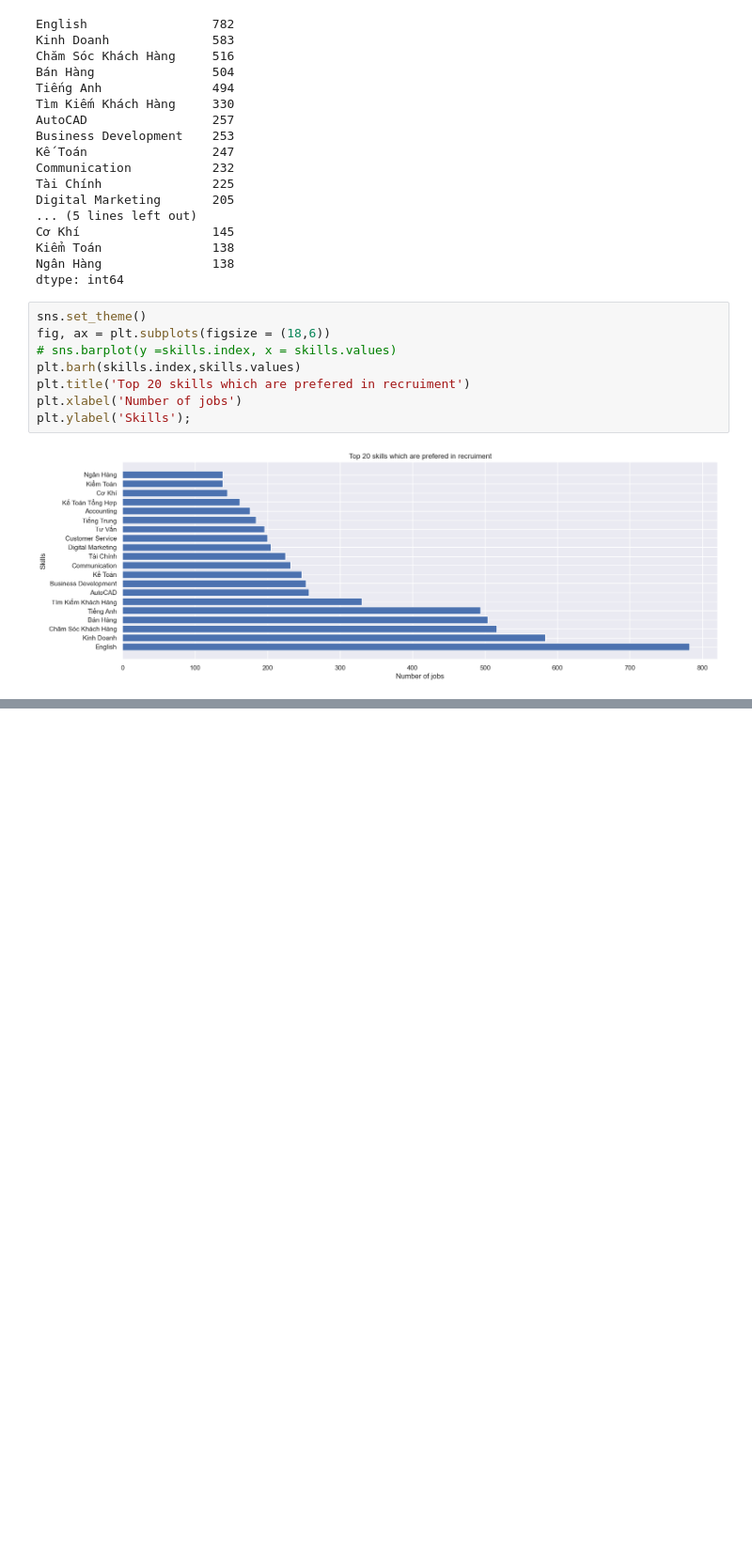
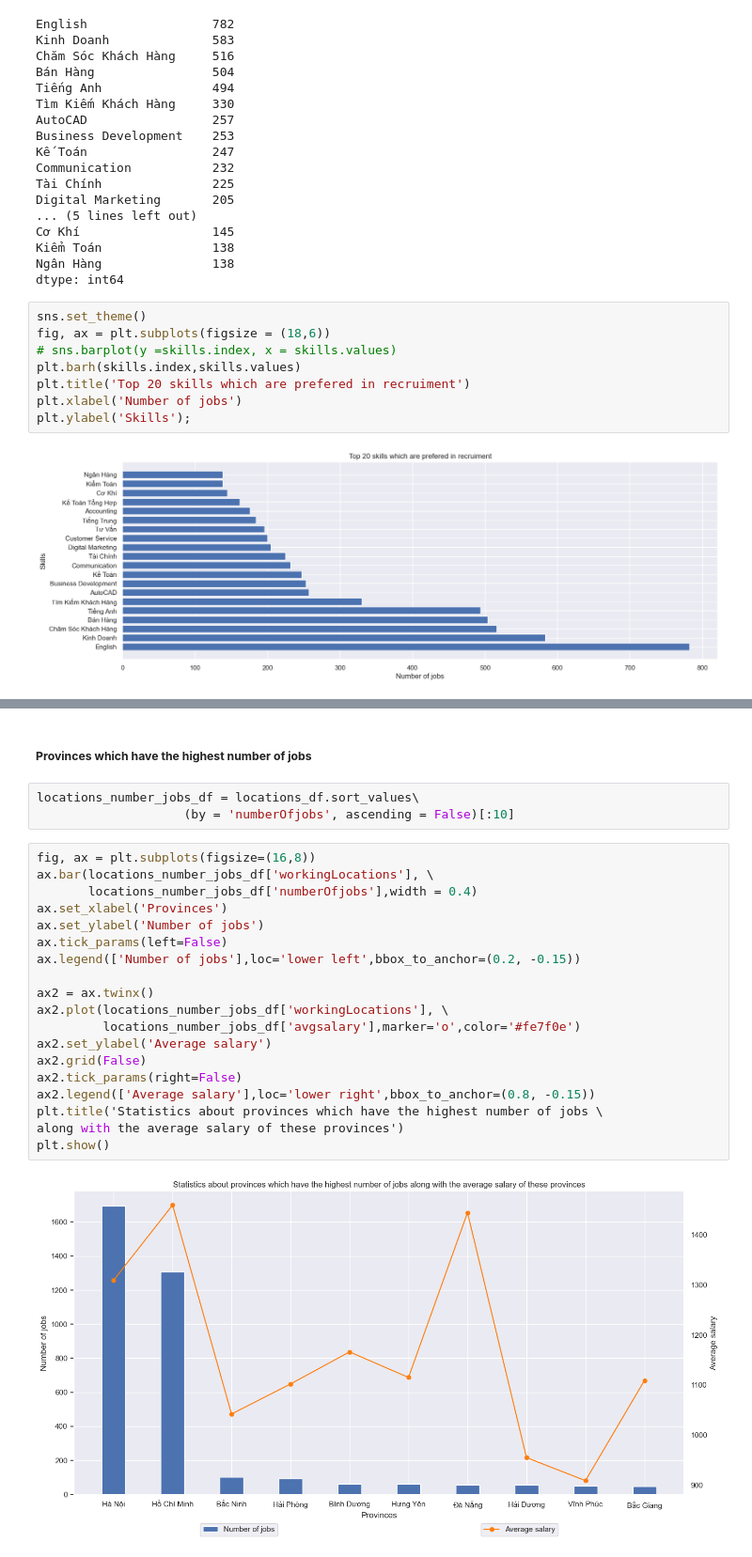
Before and after one commit to HThinhN/Project.VietNamJobs, a Jupyter notebook: P4_Data_Visualizing.ipynb, the cells around one changed output, grey strips where cells are left out. Shown at 94% size. Drawn from its saved outputs; the diff is of its cells as text; blank space fills up the shorter version.

```diff
--- a/P4_Data_Visualizing.ipynb
+++ b/P4_Data_Visualizing.ipynb
@@ -379,0 +440,26 @@ plt.ylabel('Skills');
+# %% [markdown]
+##### **Provinces which have the highest number of jobs**
+# %%
+locations_number_jobs_df = locations_df.sort_values\
+                    (by = 'numberOfjobs', ascending = False)[:10]
+# %%
+fig, ax = plt.subplots(figsize=(16,8))
+ax.bar(locations_number_jobs_df['workingLocations'], \
+       locations_number_jobs_df['numberOfjobs'],width = 0.4)
+ax.set_xlabel('Provinces')
+ax.set_ylabel('Number of jobs')
+ax.tick_params(left=False)
+ax.legend(['Number of jobs'],loc='lower left',bbox_to_anchor=(0.2, -0.15))
+
+ax2 = ax.twinx()
+ax2.plot(locations_number_jobs_df['workingLocations'], \
+         locations_number_jobs_df['avgsalary'],marker='o',color='#fe7f0e')
+ax2.set_ylabel('Average salary')
+ax2.grid(False)
+ax2.tick_params(right=False)
+ax2.legend(['Average salary'],loc='lower right',bbox_to_anchor=(0.8, -0.15))
+plt.title('Statistics about provinces which have the highest number of jobs \
+along with the average salary of these provinces')
+plt.show()
+# %% [output]
+[figure, added]
```
Also changed, not shown: parts of 10 cells of this notebook.
